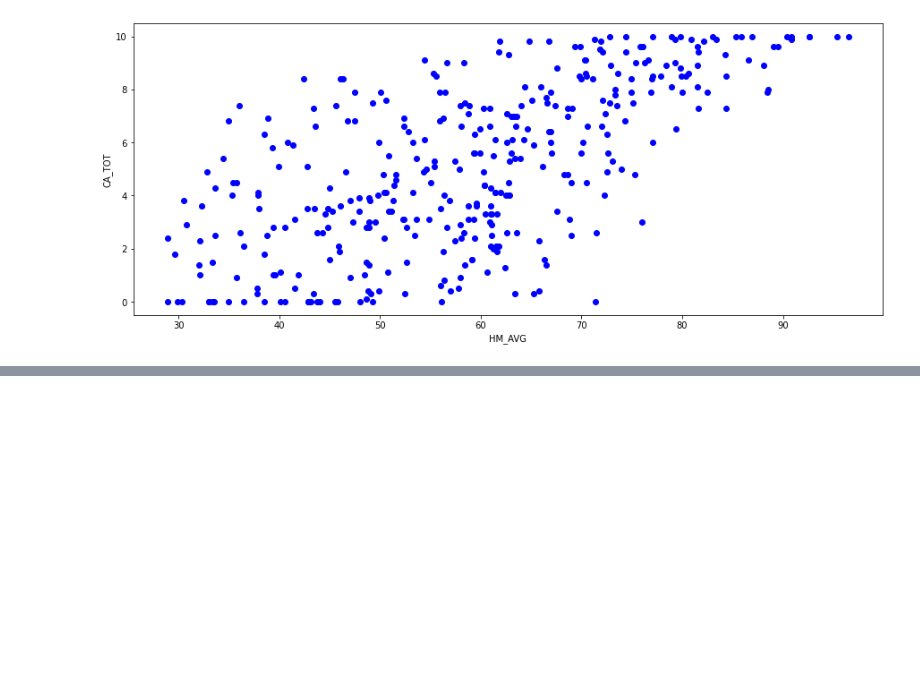
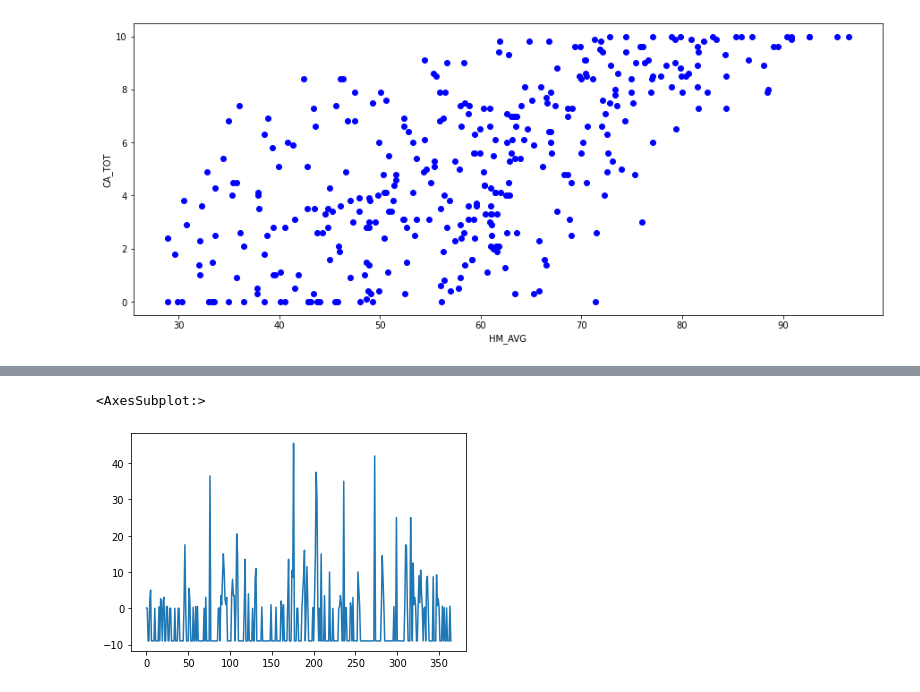
Before and after one commit to yubin424/StudyBigData, a Jupyter notebook: day05/날씨마루_데이터분석.ipynb, the cells around one changed output, grey strips where cells are left out. Drawn from its saved outputs; the diff is of its cells as text; code cells hidden in the pictures; blank space fills up the shorter version.

```diff
--- a/day05/날씨마루_데이터분석.ipynb
+++ b/day05/날씨마루_데이터분석.ipynb
@@ -114,0 +123,5 @@ plt.show()
+# %%
+mydata.RN_DAY.plot.line()
+# %% [output]
+<AxesSubplot:>
+[figure, added]
```
Also changed, not shown: parts of 1 cell of this notebook, 16 other files.
